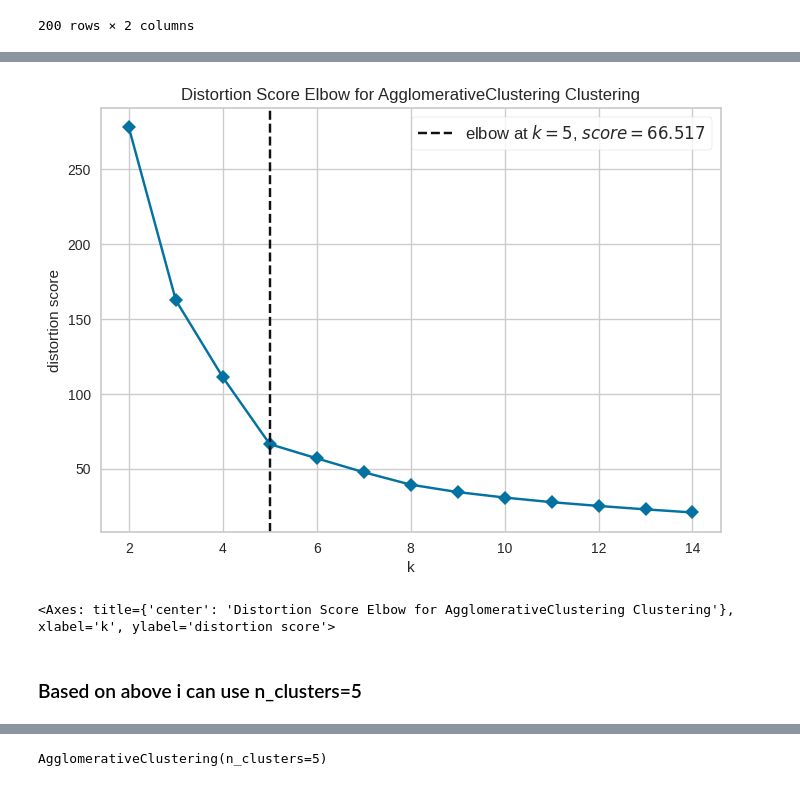
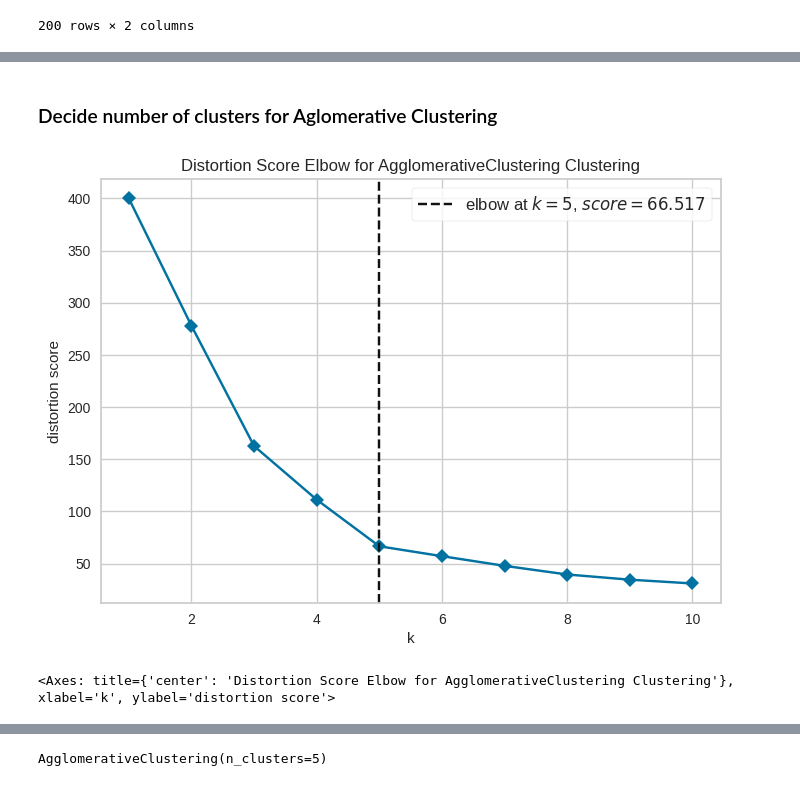
Before and after one commit to utkarshg1/Test1, a Jupyter notebook: Clustering.ipynb, the cells around one changed output, grey strips where cells are left out. Cells and saved outputs as stored; diff of their text form; code cells hidden in the pictures.

```diff
--- a/Clustering.ipynb
+++ b/Clustering.ipynb
@@ -119,6 +127,5 @@ from yellowbrick.cluster import KElbowVisualizer
 # %%
-base_model = KMeans()
-visualizer = KElbowVisualizer(base_model, k=(2, 15), timings=False)
-visualizer.fit(X_pre)
-visualizer.show()
+vis = KElbowVisualizer(KMeans(), k=(1, 11), timings= False)
+vis.fit(X_pre)
+vis.show()
 # %% [output]
@@ -131,5 +136,5 @@ visualizer.show()
 # %%
-best_km = KMeans(n_clusters=5)
-best_km.fit(X_pre)
+model_km = KMeans(n_clusters=5)
+model_km.fit(X_pre)
 # %% [output]
 KMeans(n_clusters=5)
@@ -299,12 +343,11 @@ sns.scatterplot(data=X2, x="Income", y="Spending", hue="Label", palette="husl")
+# %% [markdown]
+### Decide number of clusters for Aglomerative Clustering
 # %%
 from sklearn.cluster import AgglomerativeClustering
 # %%
-model_agc = AgglomerativeClustering()
-visualizer2 = KElbowVisualizer(model_agc, k=(2, 15), timings=False)
-visualizer2.fit(X_pre)
-visualizer2.show()
+vis2 = KElbowVisualizer(AgglomerativeClustering(), k=(1, 11), timings= False)
+vis2.fit(X_pre)
+vis2.show()
 # %% [output]
-[figure, old version]
+[figure, new version]
 <Axes: title={'center': 'Distortion Score Elbow for AgglomerativeClustering Clustering'}, xlabel='k', ylabel='distortion score'>
-# %% [markdown]
-### Based on above i can use n_clusters=5
```
Also changed, not shown: parts of 50 cells of this notebook.
